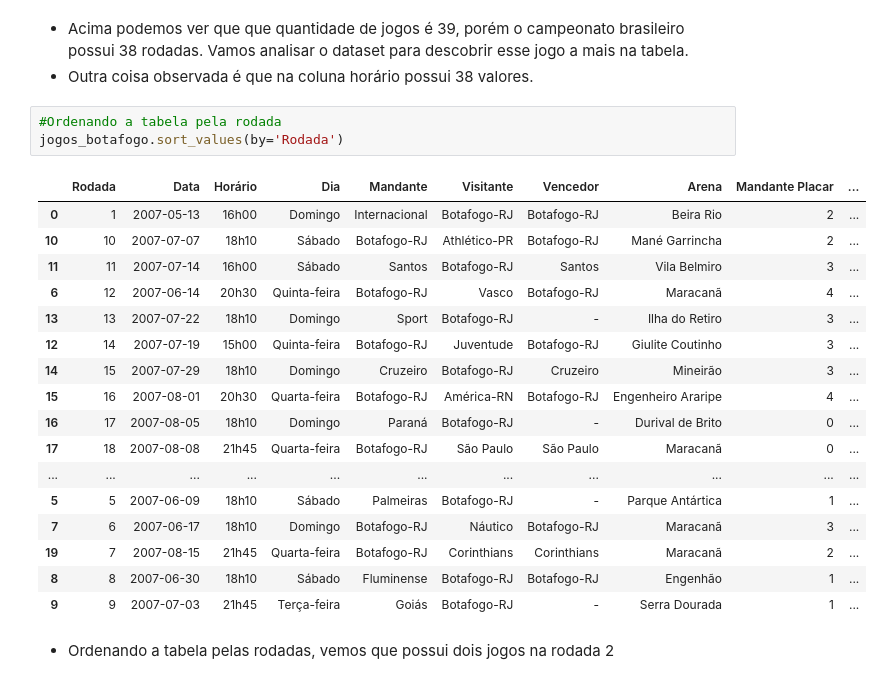
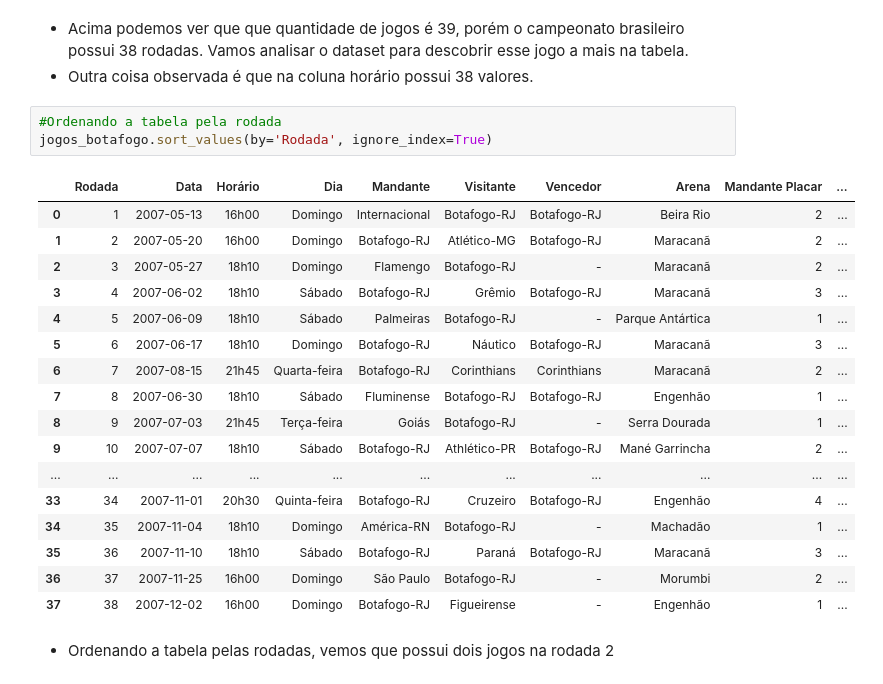
Before and after one commit to daniazevedo7/Projetos-Data-Science, a Jupyter notebook: analise_botafogo_campeonato_brasileiro2007/analise_botafogo_campeonato_brasileiro2007.ipynb, the cells around one changed output. Drawn from its saved outputs; the diff is of its cells as text.

```diff
--- a/analise_botafogo_campeonato_brasileiro2007/analise_botafogo_campeonato_brasileiro2007.ipynb
+++ b/analise_botafogo_campeonato_brasileiro2007/analise_botafogo_campeonato_brasileiro2007.ipynb
@@ -225,25 +225,25 @@ dtype: int64
 * Outra coisa observada é que na coluna horário possui 38 valores.
 # %%
 #Ordenando a tabela pela rodada
-jogos_botafogo.sort_values(by='Rodada')
+jogos_botafogo.sort_values(by='Rodada', ignore_index=True)
 # %% [output]
 |  | Rodada | Data | Horário | Dia | Mandante | Visitante | Vencedor | Arena | Mandante Placar | ... |
 | 0 | 1 | 2007-05-13 | 16h00 | Domingo | Internacional | Botafogo-RJ | Botafogo-RJ | Beira Rio | 2 | ... |
-| 10 | 10 | 2007-07-07 | 18h10 | Sábado | Botafogo-RJ | Athlético-PR | Botafogo-RJ | Mané Garrincha | 2 | ... |
-| 11 | 11 | 2007-07-14 | 16h00 | Sábado | Santos | Botafogo-RJ | Santos | Vila Belmiro | 3 | ... |
-| 6 | 12 | 2007-06-14 | 20h30 | Quinta-feira | Botafogo-RJ | Vasco | Botafogo-RJ | Maracanã | 4 | ... |
-| 13 | 13 | 2007-07-22 | 18h10 | Domingo | Sport | Botafogo-RJ | - | Ilha do Retiro | 3 | ... |
-| 12 | 14 | 2007-07-19 | 15h00 | Quinta-feira | Botafogo-RJ | Juventude | Botafogo-RJ | Giulite Coutinho | 3 | ... |
-| 14 | 15 | 2007-07-29 | 18h10 | Domingo | Cruzeiro | Botafogo-RJ | Cruzeiro | Mineirão | 3 | ... |
-| 15 | 16 | 2007-08-01 | 20h30 | Quarta-feira | Botafogo-RJ | América-RN | Botafogo-RJ | Engenheiro Araripe | 4 | ... |
-| 16 | 17 | 2007-08-05 | 18h10 | Domingo | Paraná | Botafogo-RJ | - | Durival de Brito | 0 | ... |
-| 17 | 18 | 2007-08-08 | 21h45 | Quarta-feira | Botafogo-RJ | São Paulo | São Paulo | Maracanã | 0 | ... |
+| 1 | 2 | 2007-05-20 | 16h00 | Domingo | Botafogo-RJ | Atlético-MG | Botafogo-RJ | Maracanã | 2 | ... |
+| 2 | 3 | 2007-05-27 | 18h10 | Domingo | Flamengo | Botafogo-RJ | - | Maracanã | 2 | ... |
+| 3 | 4 | 2007-06-02 | 18h10 | Sábado | Botafogo-RJ | Grêmio | Botafogo-RJ | Maracanã | 3 | ... |
+| 4 | 5 | 2007-06-09 | 18h10 | Sábado | Palmeiras | Botafogo-RJ | - | Parque Antártica | 1 | ... |
+| 5 | 6 | 2007-06-17 | 18h10 | Domingo | Botafogo-RJ | Náutico | Botafogo-RJ | Maracanã | 3 | ... |
+| 6 | 7 | 2007-08-15 | 21h45 | Quarta-feira | Botafogo-RJ | Corinthians | Corinthians | Maracanã | 2 | ... |
+| 7 | 8 | 2007-06-30 | 18h10 | Sábado | Fluminense | Botafogo-RJ | Botafogo-RJ | Engenhão | 1 | ... |
+| 8 | 9 | 2007-07-03 | 21h45 | Terça-feira | Goiás | Botafogo-RJ | - | Serra Dourada | 1 | ... |
+| 9 | 10 | 2007-07-07 | 18h10 | Sábado | Botafogo-RJ | Athlético-PR | Botafogo-RJ | Mané Garrincha | 2 | ... |
 | ... | ... | ... | ... | ... | ... | ... | ... | ... | ... | ... |
-| 5 | 5 | 2007-06-09 | 18h10 | Sábado | Palmeiras | Botafogo-RJ | - | Parque Antártica | 1 | ... |
-| 7 | 6 | 2007-06-17 | 18h10 | Domingo | Botafogo-RJ | Náutico | Botafogo-RJ | Maracanã | 3 | ... |
-| 19 | 7 | 2007-08-15 | 21h45 | Quarta-feira | Botafogo-RJ | Corinthians | Corinthians | Maracanã | 2 | ... |
-| 8 | 8 | 2007-06-30 | 18h10 | Sábado | Fluminense | Botafogo-RJ | Botafogo-RJ | Engenhão | 1 | ... |
-| 9 | 9 | 2007-07-03 | 21h45 | Terça-feira | Goiás | Botafogo-RJ | - | Serra Dourada | 1 | ... |
+| 33 | 34 | 2007-11-01 | 20h30 | Quinta-feira | Botafogo-RJ | Cruzeiro | Botafogo-RJ | Engenhão | 4 | ... |
+| 34 | 35 | 2007-11-04 | 18h10 | Domingo | América-RN | Botafogo-RJ | - | Machadão | 1 | ... |
+| 35 | 36 | 2007-11-10 | 18h10 | Sábado | Botafogo-RJ | Paraná | Botafogo-RJ | Maracanã | 3 | ... |
+| 36 | 37 | 2007-11-25 | 16h00 | Domingo | São Paulo | Botafogo-RJ | - | Morumbi | 2 | ... |
+| 37 | 38 | 2007-12-02 | 16h00 | Domingo | Botafogo-RJ | Figueirense | - | Engenhão | 1 | ... |
 # %% [markdown]
 * Ordenando a tabela pelas rodadas, vemos que possui dois jogos na rodada 2
 # %%
```
